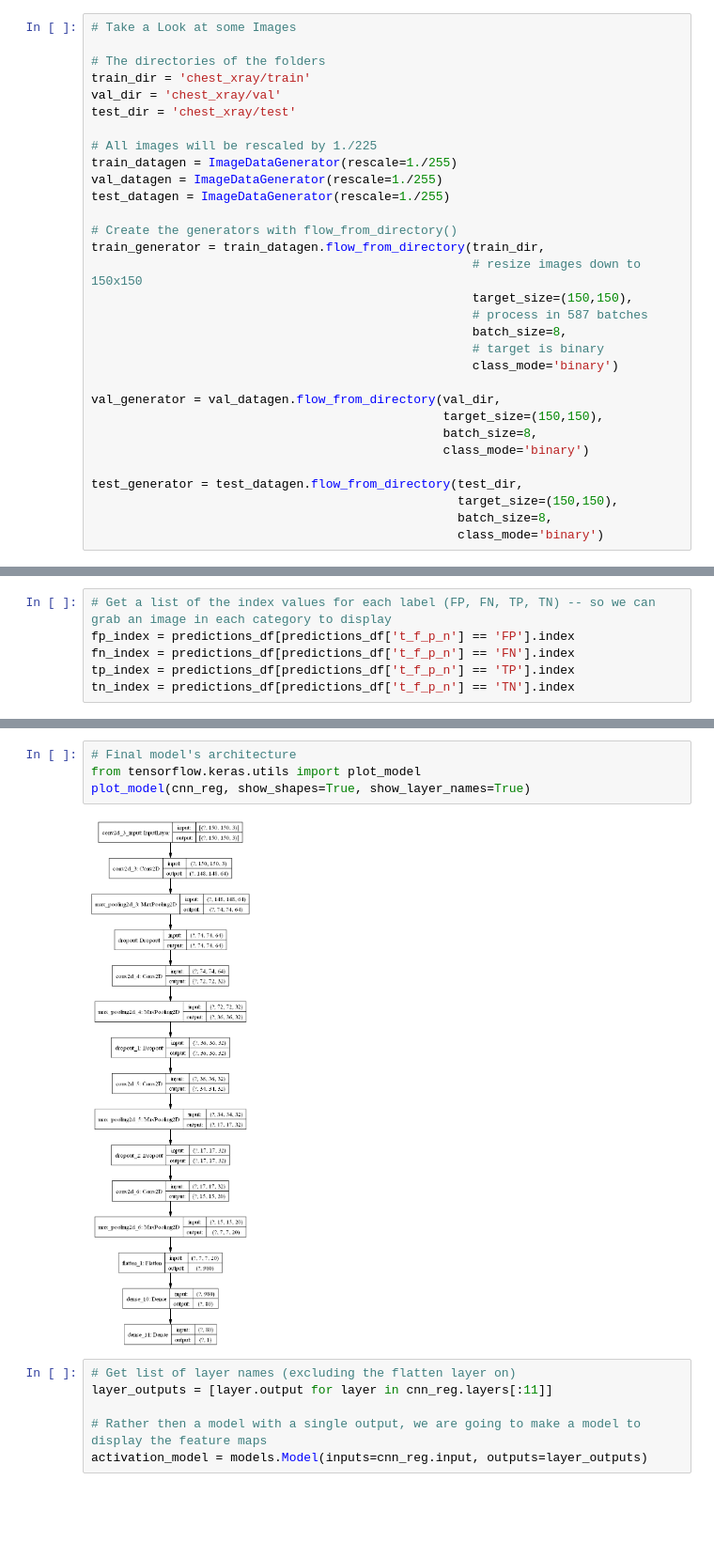
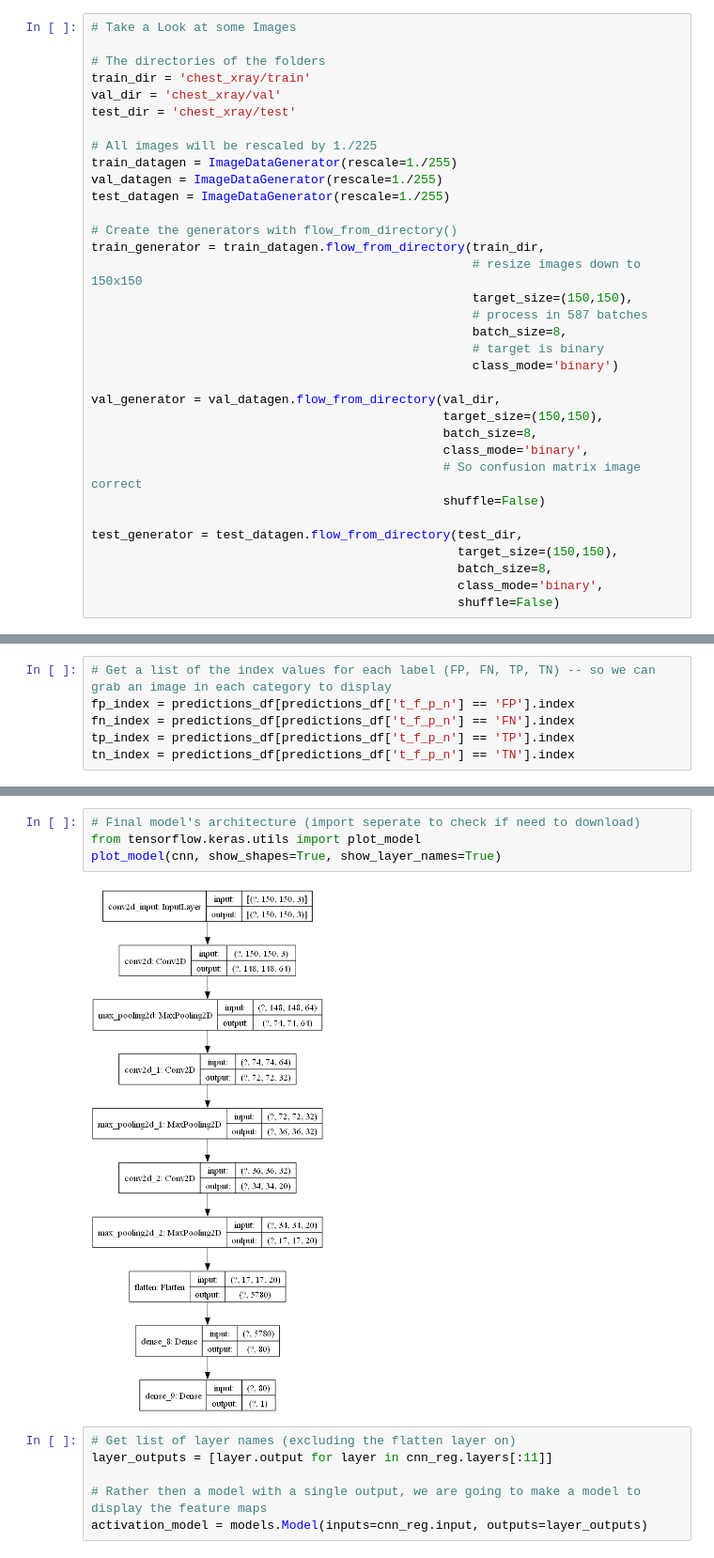
Before and after one commit to Bella3s/xray_image_classification, a Jupyter notebook: index.ipynb, the cells around one changed output, grey strips where cells are left out. Shown at 94% size. Saved outputs shown, nothing was run; the diff lists cells and outputs as text; blank space fills up the shorter version.

```diff
--- a/index.ipynb
+++ b/index.ipynb
@@ -214,12 +214,15 @@ train_generator = train_datagen.flow_from_directory(train_dir,
 val_generator = val_datagen.flow_from_directory(val_dir,
                                                 target_size=(150,150),
                                                 batch_size=8,
-                                                class_mode='binary')
+                                                class_mode='binary',
+                                                # So confusion matrix image correct
+                                                shuffle=False)
 
 test_generator = test_datagen.flow_from_directory(test_dir,
                                                   target_size=(150,150),
                                                   batch_size=8,
-                                                  class_mode='binary')
+                                                  class_mode='binary',
+                                                  shuffle=False)
 # %% [output]
 Found 4696 images belonging to 2 classes.
 Found 536 images belonging to 2 classes.
@@ -1188,9 +1171,9 @@ plt.tight_layout();
 # %%
-# Final model's architecture
+# Final model's architecture (import seperate to check if need to download)
 from tensorflow.keras.utils import plot_model
-plot_model(cnn_reg, show_shapes=True, show_layer_names=True)
+plot_model(cnn, show_shapes=True, show_layer_names=True)
 # %% [output]
-[figure, old version]
+[figure, new version]
 # %%
 # Get list of layer names (excluding the flatten layer on)
 layer_outputs = [layer.output for layer in cnn_reg.layers[:11]]
```
Also changed, not shown: parts of 56 cells of this notebook, 1 other file.
